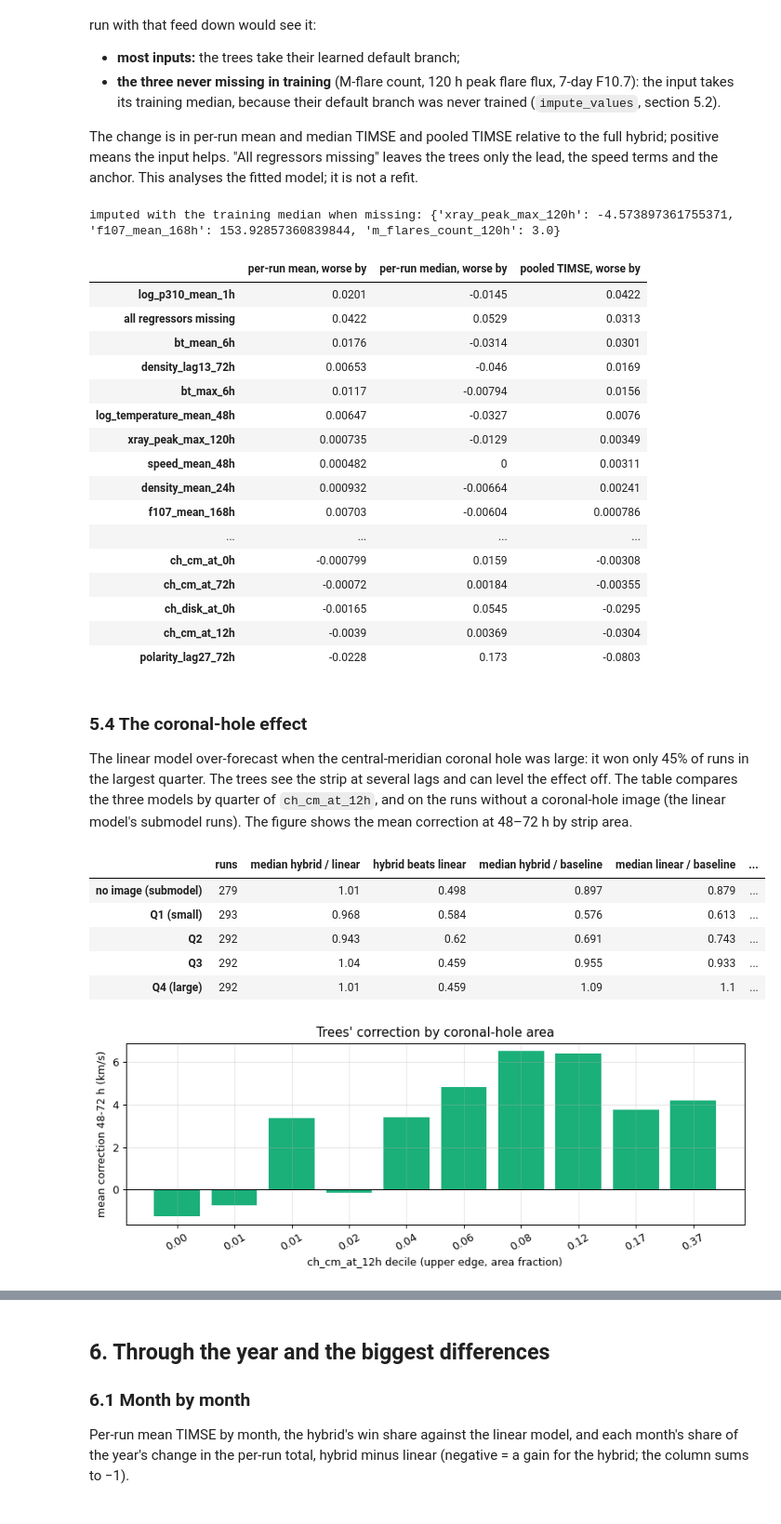
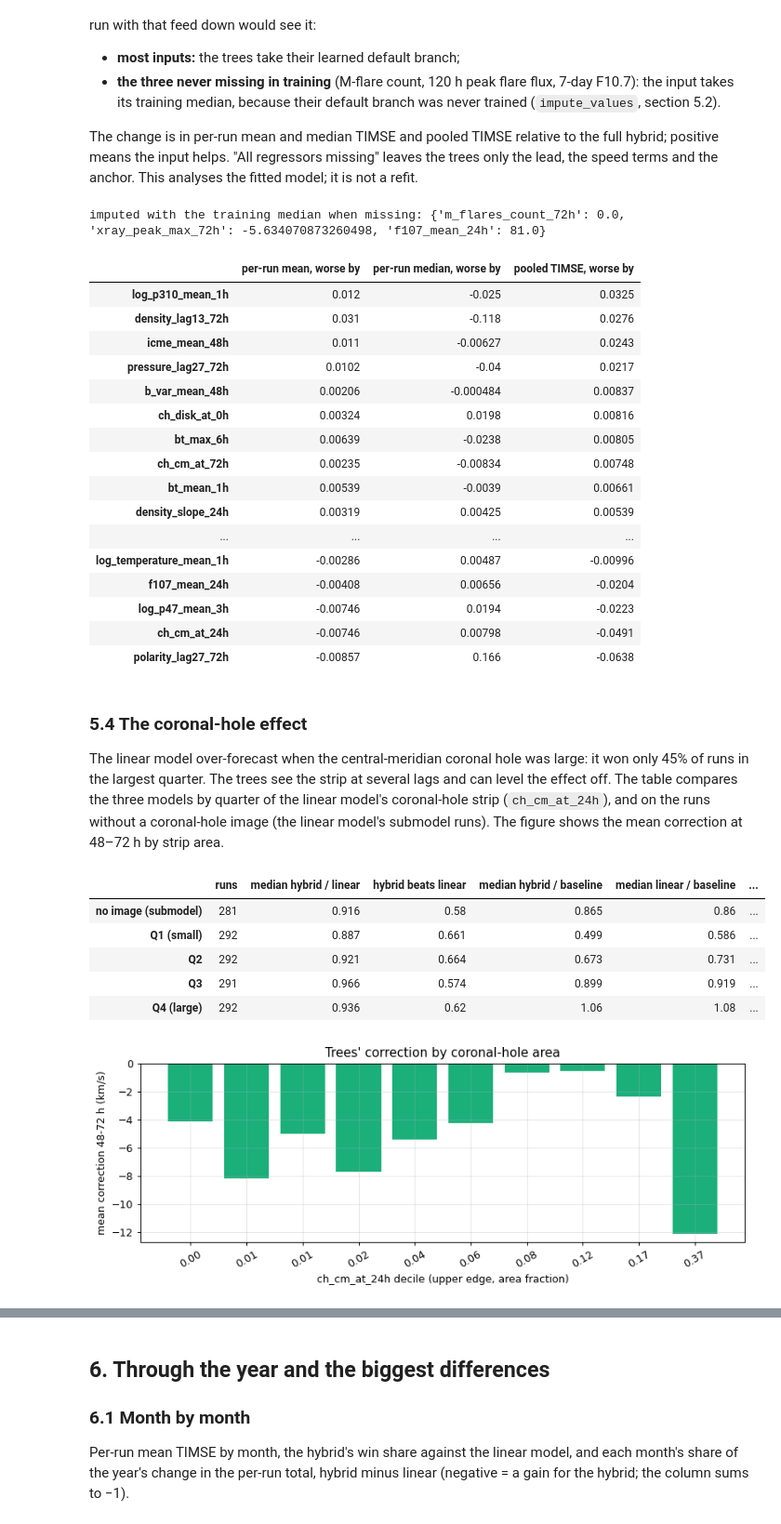
Before and after one commit to chingozhatinashe/benchlab-competition, a Jupyter notebook: src/experiments/xgboost_model.ipynb, the cells around one changed output, grey strips where cells are left out. Shown at 93% size. Saved outputs shown, nothing was run; the diff lists cells and outputs as text; code cells hidden in the pictures.

Commit message:
Refresh the linear and hybrid eval analyses for the 9-year models
Co-Authored-By: Claude Opus 5.5 <noreply@anthropic.com>
Claude-Session: https://claude.ai/code/session_017MMcJEFi4k4wsNKfnCjC1K

```diff
--- a/src/experiments/xgboost_model.ipynb
+++ b/src/experiments/xgboost_model.ipynb
@@ -509,18 +508,17 @@ from training.xgboost_model import CACHE_DIR, hourly_runs  # noqa: E402
 
 train_t0s = hourly_runs(load_train())
 train_tab = feature_table(train_t0s, tuple(INPUTS), CACHE_DIR / "table_train.pkl")
-flares = "m_flares_count_120h"
-cut = 48.0  # the untamed hybrid's rule
-splits = sorted({float(t) for f, t in zip(trees.feature[inner], trees.threshold[inner], strict=True)
-                 if cols[f] == flares})
-print(f"tamed trees split on {flares} at: {splits}")
-high_train = train_tab[flares] >= cut
-high_eval = table[flares] >= cut
-print(f"{flares} >= {cut:g}: {high_train.mean():.2%} of training hours "
-      f"({high_train.sum()} h; days: {sorted(set(train_t0s[high_train].strftime('%Y-%m')))}), "
-      f"{high_eval.mean():.2%} of eval runs (days: "
-      f"{sorted(set(t0s[high_eval.to_numpy()].strftime('%Y-%m-%d')))})")
-print(f"mean correction on those eval runs: {correction[high_eval.to_numpy()].mean():.0f} km/s; "
-      f"on the others: {correction[~high_eval.to_numpy()].mean():.1f} km/s")
+# how rare is the far side of each solar-activity split? (the 4-year flare rule's failure)
+activity = [f for f in TREE_FEATURES if f.startswith(("m_flares_", "xray_peak_", "f107_"))]
+for f in activity:
+    th = sorted({float(t) for c, t in zip(trees.feature[inner], trees.threshold[inner],
+                                         strict=True) if cols[c] == f})
+    if not th:
+        print(f"{f}: not split on")
+        continue
+    top = max(th)
+    print(f"{f}: split at {[round(t, 2) for t in th]}; at or above the highest split: "
+          f"{(train_tab[f] >= top).mean():.1%} of training hours, "
+          f"{(table[f] >= top).mean():.1%} of eval runs")
 # %% [output]
 |  | splits | gain share (folds) |
@@ -583,68 +581,69 @@ for name, members in groups_ab.items():
 ablation = pd.DataFrame(rows_ab).T.sort_values("pooled TIMSE, worse by", ascending=False)
 fmt(ablation)
 # %% [output]
-imputed with the training median when missing: {'xray_peak_max_120h': -4.573897361755371, 'f107_mean_168h': 153.92857360839844, 'm_flares_count_120h': 3.0}
+imputed with the training median when missing: {'m_flares_count_72h': 0.0, 'xray_peak_max_72h': -5.634070873260498, 'f107_mean_24h': 81.0}
 |  | per-run mean, worse by | per-run median, worse by | pooled TIMSE, worse by |
-| log_p310_mean_1h | 0.0201 | -0.0145 | 0.0422 |
-| all regressors missing | 0.0422 | 0.0529 | 0.0313 |
-| bt_mean_6h | 0.0176 | -0.0314 | 0.0301 |
-| density_lag13_72h | 0.00653 | -0.046 | 0.0169 |
-| bt_max_6h | 0.0117 | -0.00794 | 0.0156 |
-| log_temperature_mean_48h | 0.00647 | -0.0327 | 0.0076 |
-| xray_peak_max_120h | 0.000735 | -0.0129 | 0.00349 |
-| speed_mean_48h | 0.000482 | 0 | 0.00311 |
-| density_mean_24h | 0.000932 | -0.00664 | 0.00241 |
-| f107_mean_168h | 0.00703 | -0.00604 | 0.000786 |
+| log_p310_mean_1h | 0.012 | -0.025 | 0.0325 |
+| density_lag13_72h | 0.031 | -0.118 | 0.0276 |
+| icme_mean_48h | 0.011 | -0.00627 | 0.0243 |
+| pressure_lag27_72h | 0.0102 | -0.04 | 0.0217 |
+| b_var_mean_48h | 0.00206 | -0.000484 | 0.00837 |
+| ch_disk_at_0h | 0.00324 | 0.0198 | 0.00816 |
+| bt_max_6h | 0.00639 | -0.0238 | 0.00805 |
+| ch_cm_at_72h | 0.00235 | -0.00834 | 0.00748 |
+| bt_mean_1h | 0.00539 | -0.0039 | 0.00661 |
+| density_slope_24h | 0.00319 | 0.00425 | 0.00539 |
 | ... | ... | ... | ... |
-| ch_cm_at_0h | -0.000799 | 0.0159 | -0.00308 |
-| ch_cm_at_72h | -0.00072 | 0.00184 | -0.00355 |
-| ch_disk_at_0h | -0.00165 | 0.0545 | -0.0295 |
-| ch_cm_at_12h | -0.0039 | 0.00369 | -0.0304 |
-| polarity_lag27_72h | -0.0228 | 0.173 | -0.0803 |
+| log_temperature_mean_1h | -0.00286 | 0.00487 | -0.00996 |
+| f107_mean_24h | -0.00408 | 0.00656 | -0.0204 |
+| log_p47_mean_3h | -0.00746 | 0.0194 | -0.0223 |
+| ch_cm_at_24h | -0.00746 | 0.00798 | -0.0491 |
+| polarity_lag27_72h | -0.00857 | 0.166 | -0.0638 |
 # %% [markdown]
 ### 5.4 The coronal-hole effect
 
 The linear model over-forecast when the central-meridian coronal hole was large: it won only 45%
 of runs in the largest quarter. The trees see the strip at several lags and can level the effect
-off. The table compares the three models by quarter of `ch_cm_at_12h`, and on the runs without a
+off. The table compares the three models by quarter of the linear model's coronal-hole strip (`ch_cm_at_24h`), and on the runs without a
 coronal-hole image (the linear model's submodel runs). The figure shows the mean correction at
 48–72 h by strip area.
 # %%
-ch = table["ch_cm_at_12h"]
+CH = next(f for f in linear.config.features if f.startswith("ch_cm"))
+ch = table[CH]
 no_image = linear.uses_fallback(x_lin)
 groups_ch = pd.Series(np.where(no_image, "no image (submodel)", ""), index=t0s, dtype=object)
 groups_ch[~no_image] = pd.qcut(ch[~no_image], 4, labels=["Q1 (small)", "Q2", "Q3",
                                                         "Q4 (large)"]).astype(str)
 rows_ch = {}
 for g in ["no image (submodel)", "Q1 (small)", "Q2", "Q3", "Q4 (large)"]:
     sel = (groups_ch == g).to_numpy()
     rows_ch[g] = {"runs": int(sel.sum()),
                   "median hybrid / linear": vs_lin[sel].median(),
                   "hybrid beats linear": (vs_lin[sel] < 1).mean(),
                   "median hybrid / baseline": vs_base[sel].median(),
                   "median linear / baseline": lin_vs_base[sel].median(),
                   "residual 72 h, hybrid": np.nanmean(residuals["hybrid"][sel, 71]),
                   "residual 72 h, linear": np.nanmean(residuals["linear_model"][sel, 71]),
                   "mean correction 48-72 h": correction[sel, 47:].mean()}
 display(fmt(pd.DataFrame(rows_ch).T))
 
 fig, ax = plt.subplots(figsize=(9, 3.5))
 obs = ~no_image
 bins_ch = pd.qcut(ch[obs], 10, duplicates="drop")
 mc = pd.Series(correction[obs, 47:].mean(axis=1), index=t0s[obs]).groupby(bins_ch,
                                                                          observed=True).mean()
 ax.bar(range(len(mc)), mc.to_numpy(), color=STYLE["hybrid"]["color"])
 ax.set_xticks(range(len(mc)), [f"{iv.right:.2f}" for iv in mc.index], rotation=30)
 ax.axhline(0, color="k", lw=0.8)
-ax.set(xlabel="ch_cm_at_12h decile (upper edge, area fraction)",
+ax.set(xlabel=f"{CH} decile (upper edge, area fraction)",
        ylabel="mean correction 48-72 h (km/s)", title="Trees' correction by coronal-hole area")
 fig.tight_layout()
 # %% [output]
 |  | runs | median hybrid / linear | hybrid beats linear | median hybrid / baseline | median linear / baseline | ... |
-| no image (submodel) | 279 | 1.01 | 0.498 | 0.897 | 0.879 | ... |
-| Q1 (small) | 293 | 0.968 | 0.584 | 0.576 | 0.613 | ... |
-| Q2 | 292 | 0.943 | 0.62 | 0.691 | 0.743 | ... |
-| Q3 | 292 | 1.04 | 0.459 | 0.955 | 0.933 | ... |
-| Q4 (large) | 292 | 1.01 | 0.459 | 1.09 | 1.1 | ... |
+| no image (submodel) | 281 | 0.916 | 0.58 | 0.865 | 0.86 | ... |
+| Q1 (small) | 292 | 0.887 | 0.661 | 0.499 | 0.586 | ... |
+| Q2 | 292 | 0.921 | 0.664 | 0.673 | 0.731 | ... |
+| Q3 | 291 | 0.966 | 0.574 | 0.899 | 0.919 | ... |
+| Q4 (large) | 292 | 0.936 | 0.62 | 1.06 | 1.08 | ... |
-[figure, old version]
+[figure, new version]
 # %% [markdown]
```
Also changed, not shown: parts of 16 cells of this notebook, 1 other file.
